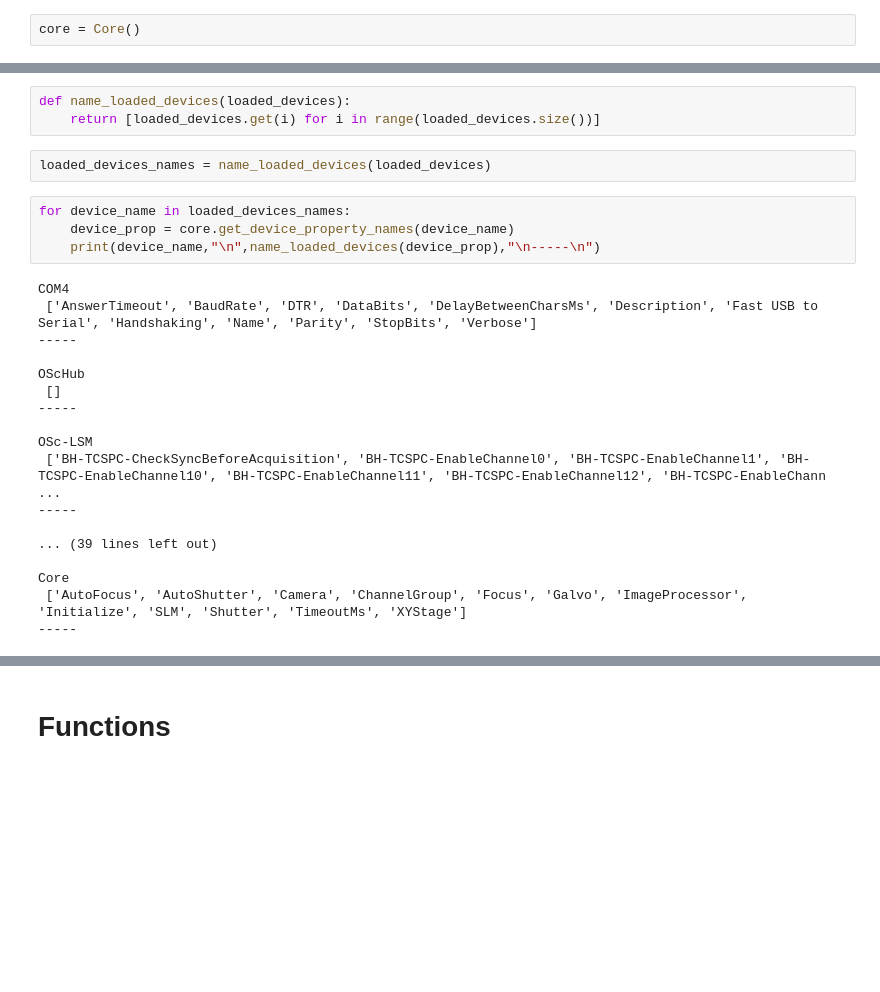
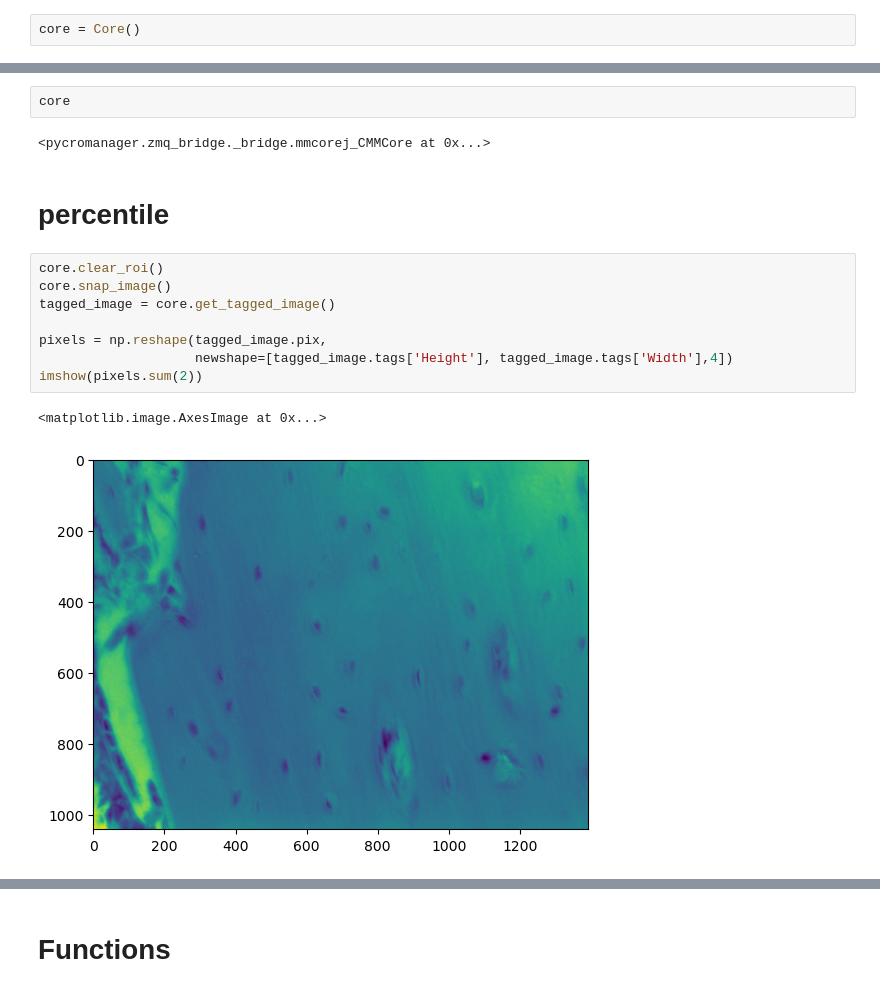
Before and after one commit to PriyaMulla/dashboardsforMM, a Jupyter notebook: 20230601_tile-maxima.ipynb, the cells around one changed output, grey strips where cells are left out. Saved outputs shown, nothing was run; the diff lists cells and outputs as text; blank space fills up the shorter version.

```diff
--- a/20230601_tile-maxima.ipynb
+++ b/20230601_tile-maxima.ipynb
@@ -25,27 +13,17 @@ core.snap_image()
-# %%
-def name_loaded_devices(loaded_devices):
-    return [loaded_devices.get(i) for i in range(loaded_devices.size())]
-# %%
-loaded_devices_names = name_loaded_devices(loaded_devices)
-# %%
-for device_name in loaded_devices_names:
-    device_prop = core.get_device_property_names(device_name)
-    print(device_name,"\n",name_loaded_devices(device_prop),"\n-----\n")
-# %% [output]
-COM4
- ['AnswerTimeout', 'BaudRate', 'DTR', 'DataBits', 'DelayBetweenCharsMs', 'Description', 'Fast USB to Serial', 'Handshaking', 'Name', 'Parity', 'StopBits', 'Verbose']
------
-
-OScHub
- []
------
-
-OSc-LSM
- ['BH-TCSPC-CheckSyncBeforeAcquisition', 'BH-TCSPC-EnableChannel0', 'BH-TCSPC-EnableChannel1', 'BH-TCSPC-EnableChannel10', 'BH-TCSPC-EnableChannel11', 'BH-TCSPC-EnableChannel12', 'BH-TCSPC-EnableChann ...
------
-
-... (39 lines left out)
-
-Core
- ['AutoFocus', 'AutoShutter', 'Camera', 'ChannelGroup', 'Focus', 'Galvo', 'ImageProcessor', 'Initialize', 'SLM', 'Shutter', 'TimeoutMs', 'XYStage']
------
+# %%
+core
+# %% [output]
+<pycromanager.zmq_bridge._bridge.mmcorej_CMMCore at 0x...>
+# %% [markdown]
+# percentile
+# %%
+core.clear_roi()
+core.snap_image()
+tagged_image = core.get_tagged_image()
+
+pixels = np.reshape(tagged_image.pix,
+                    newshape=[tagged_image.tags['Height'], tagged_image.tags['Width'],4])
+imshow(pixels.sum(2))
+# %% [output]
+<matplotlib.image.AxesImage at 0x...>
+[figure, added]
```
Also changed, not shown: parts of 22 cells of this notebook, 3 other files.
